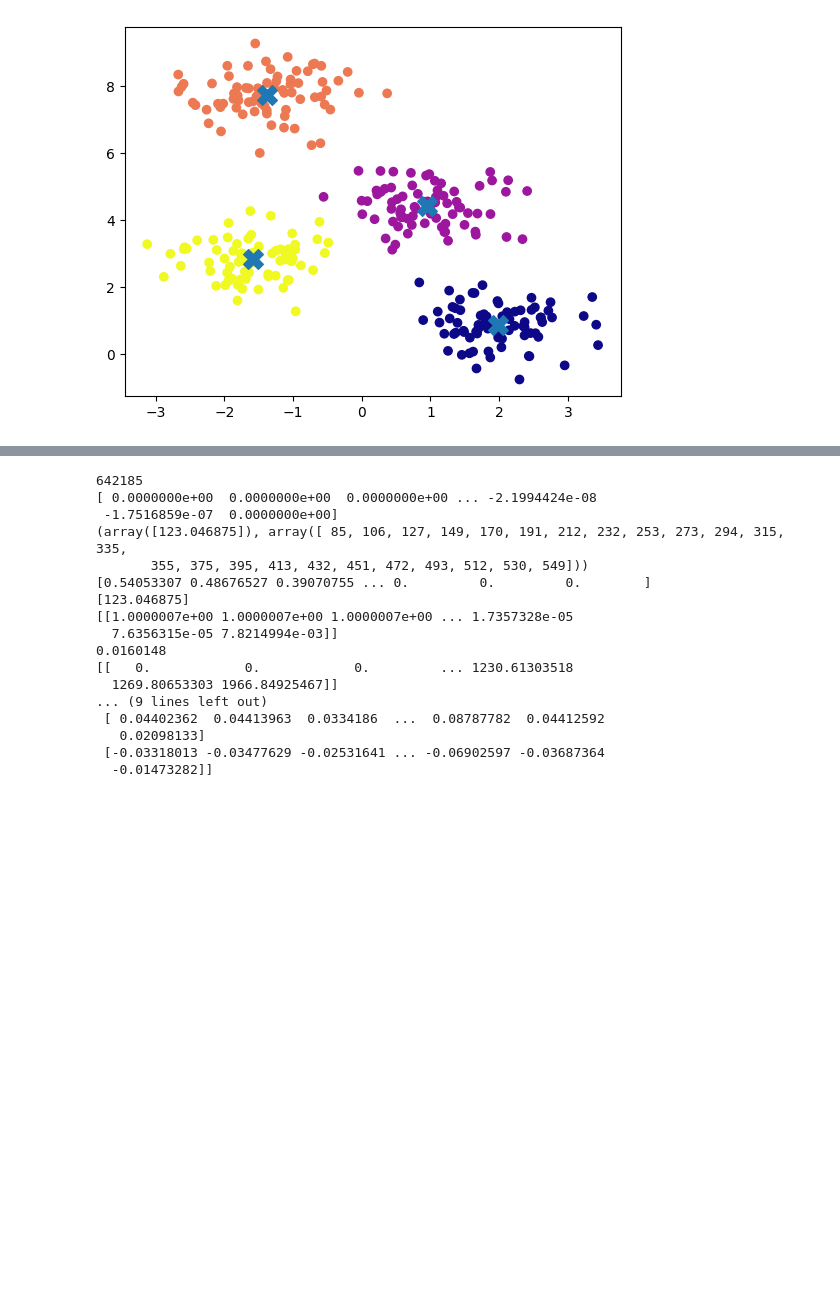
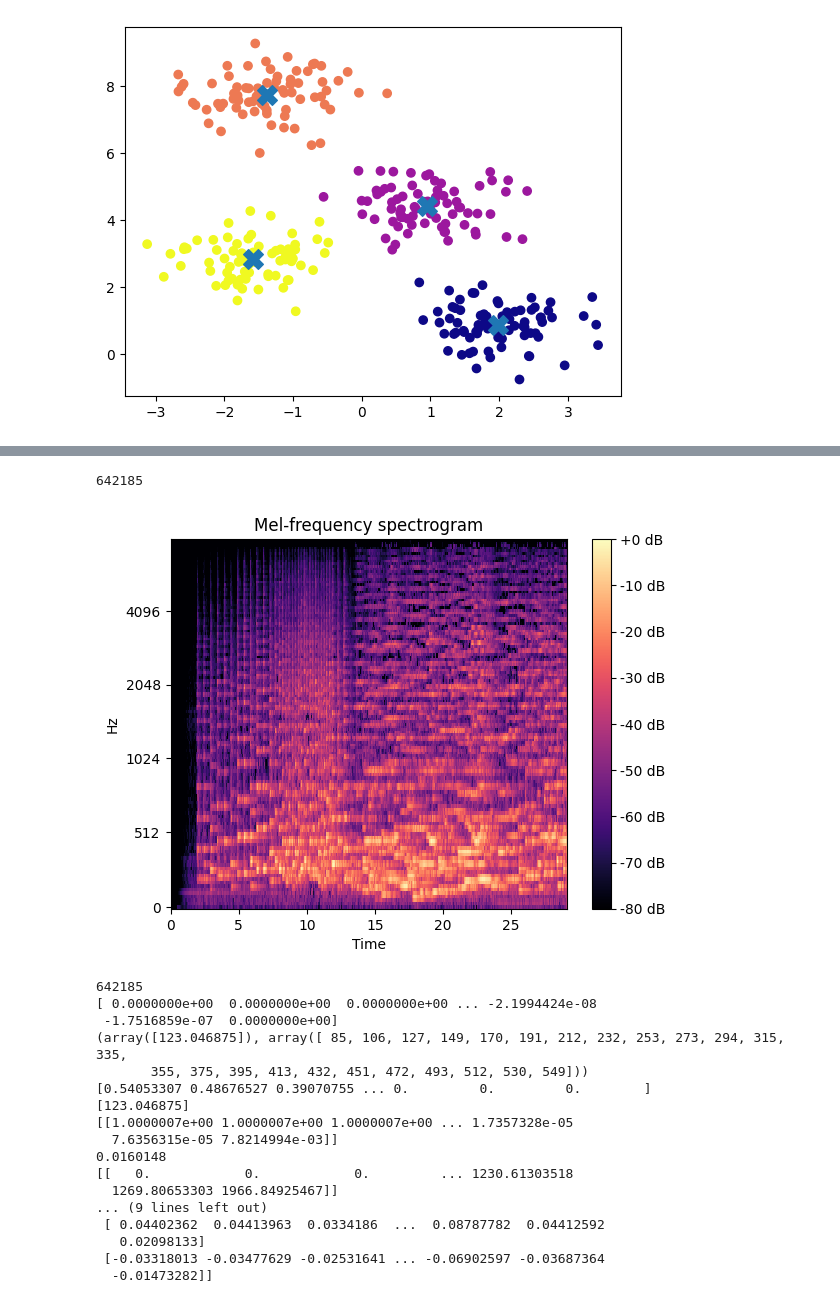
Before and after one commit to BerkUnver/MusicClassifier, a Jupyter notebook: MusicClassifier.ipynb, the cells around one changed output, grey strips where cells are left out. Drawn from its saved outputs; the diff is of its cells as text; code cells hidden in the pictures; blank space fills up the shorter version.

```diff
--- a/MusicClassifier.ipynb
+++ b/MusicClassifier.ipynb
@@ -240 +321,22 @@ plot_bpm_and_spectral_flatness()
+# %%
+#
+# Test generating a mel-frequency spectrogram
+#
+
+def plot_spectral_flatness():
+  (file_data, file_sample_rate) = librosa.load("Datasets/MagnaTagATune/0/american_bach_soloists-j_s__bach__cantatas_volume_v-01-gleichwie_der_regen_und_schnee_vom_himmel_fallt_bwv_18_i_sinfonia-0-29.mp3")
+  print(len(file_data))
+
+  # matplotlib test data
+  S = librosa.feature.melspectrogram(y=file_data, sr=file_sample_rate, n_mels=128, fmax=8000)
+
+  fig, ax = plt.subplots()
+  S_dB = librosa.power_to_db(S, ref=np.max)
+  img = librosa.display.specshow(S_dB, x_axis='time', y_axis='mel', sr=file_sample_rate, fmax=8000, ax=ax)
+  fig.colorbar(img, ax=ax, format='%+2.0f dB')
+  ax.set(title='Mel-frequency spectrogram')
+plot_spectral_flatness()
+# %% [output]
+642185
+[figure, added]
 # %%
```
Also changed, not shown: parts of 7 cells of this notebook, 4 other files.
